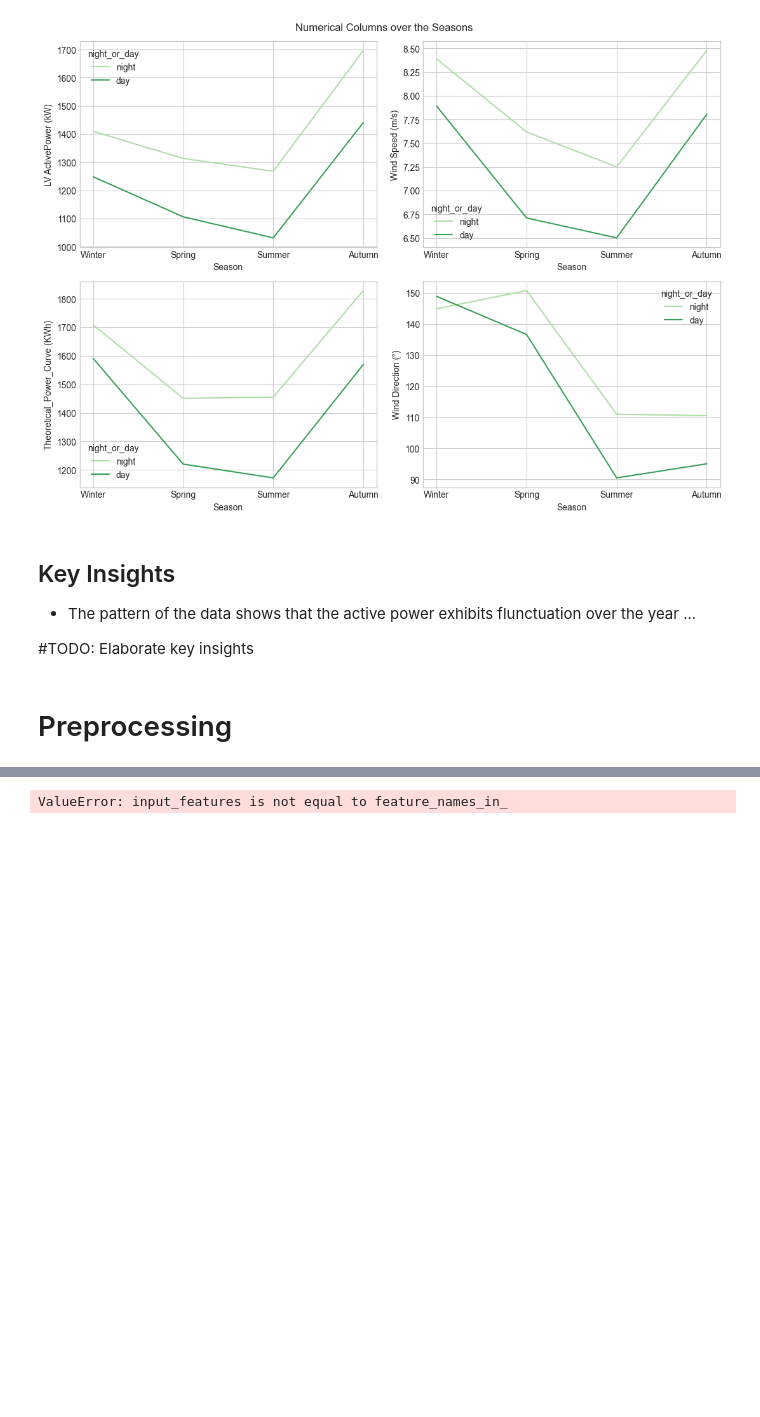
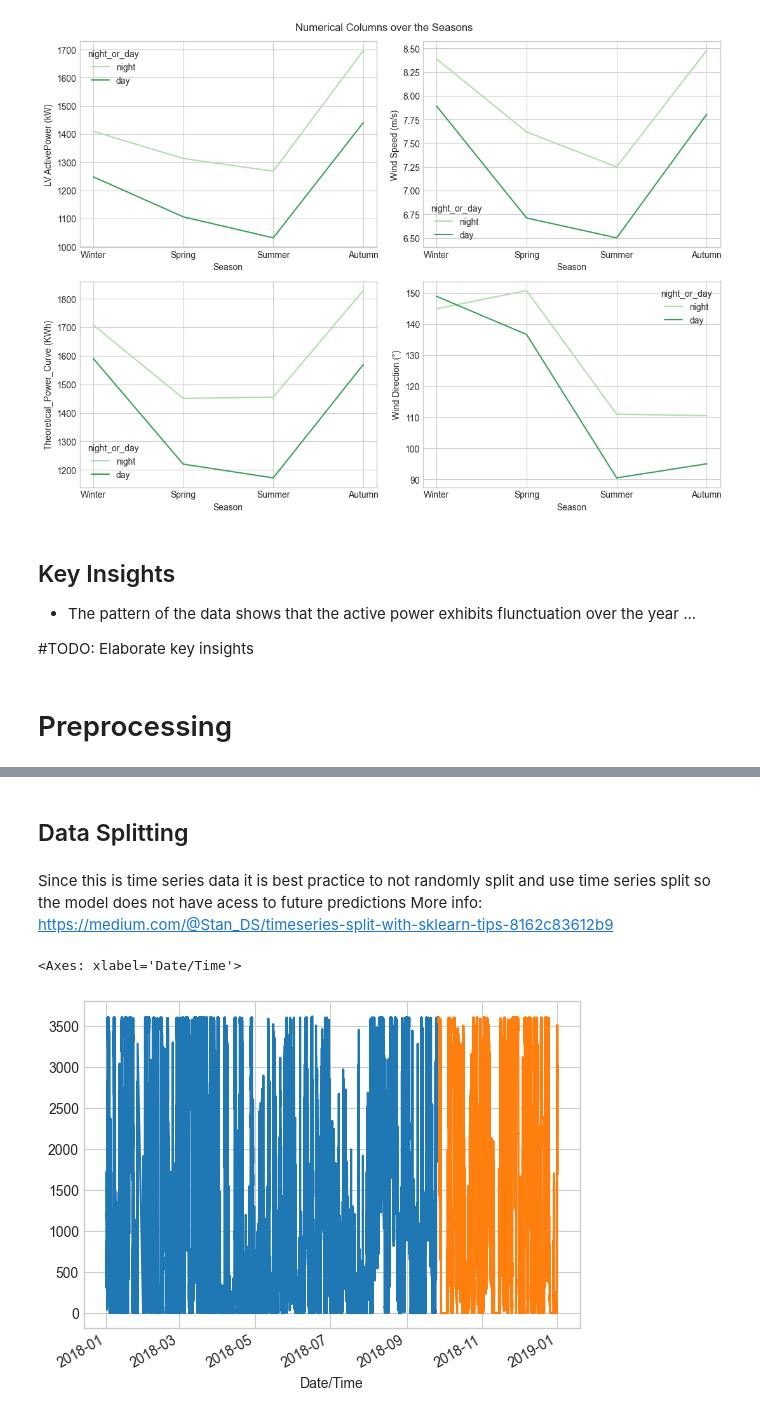
Before and after one commit to JotaN98/MScDataScience_AI, a Jupyter notebook: Final Project/final_project.ipynb, the cells around one changed output, grey strips where cells are left out. Cells and saved outputs as stored; diff of their text form; code cells hidden in the pictures; blank space fills up the shorter version.

Commit message:
Preprocessing & Data Splitting

```diff
--- a/Final Project/final_project.ipynb
+++ b/Final Project/final_project.ipynb
@@ -249,15 +248,26 @@ plt.show()
 # %%
-# One Hot Encoding Season Feature (why not ordinal encoding)
-
-from sklearn.preprocessing import OneHotEncoder
-
-ohe = OneHotEncoder()
-region_encoded = ohe.fit_transform(df[['Seasons']]).toarray()
-region_encoded_df = pd.DataFrame(region_encoded, columns=ohe.get_feature_names_out(['region']), index=df.index)
-df = pd.concat([df, region_encoded_df], axis=1)
-df.drop(['region'], axis=1, inplace=True)
-df
+# One Hot Encoding Season Feature
+df = pd.get_dummies(df, columns=['Season'], prefix='Season')
-# %% [output]
-ValueError: input_features is not equal to feature_names_in_
 # %%
-#One Hot Encoding day or night feature (maybe binary encoding)
+# Binary Encoding Night or Day Feature
+df['is_day'] = df['night_or_day'].map({'day': 1, 'night': 0})
+# %% [markdown]
+## Data Splitting
+# %%
+X = df.drop(['LV ActivePower (kW)'], axis=1)
+y = df['LV ActivePower (kW)']
+# %% [markdown]
+Since this is time series data it is best practice to not randomly split and use time series split so the model does not have acess to future predictions
+More info: https://medium.com/@Stan_DS/timeseries-split-with-sklearn-tips-8162c83612b9
+# %%
+tss = TimeSeriesSplit(n_splits = 3)
+
+for train_index, test_index in tss.split(X):
+    X_train, X_test = X.iloc[train_index, :], X.iloc[test_index,:]
+    y_train, y_test = y.iloc[train_index], y.iloc[test_index]
+# %%
+y_train.groupby('Date/Time').mean().plot()
+y_test.groupby('Date/Time').mean().plot()
+# %% [output]
+<Axes: xlabel='Date/Time'>
+[figure, added]
```
Also changed, not shown: parts of 7 cells of this notebook.
